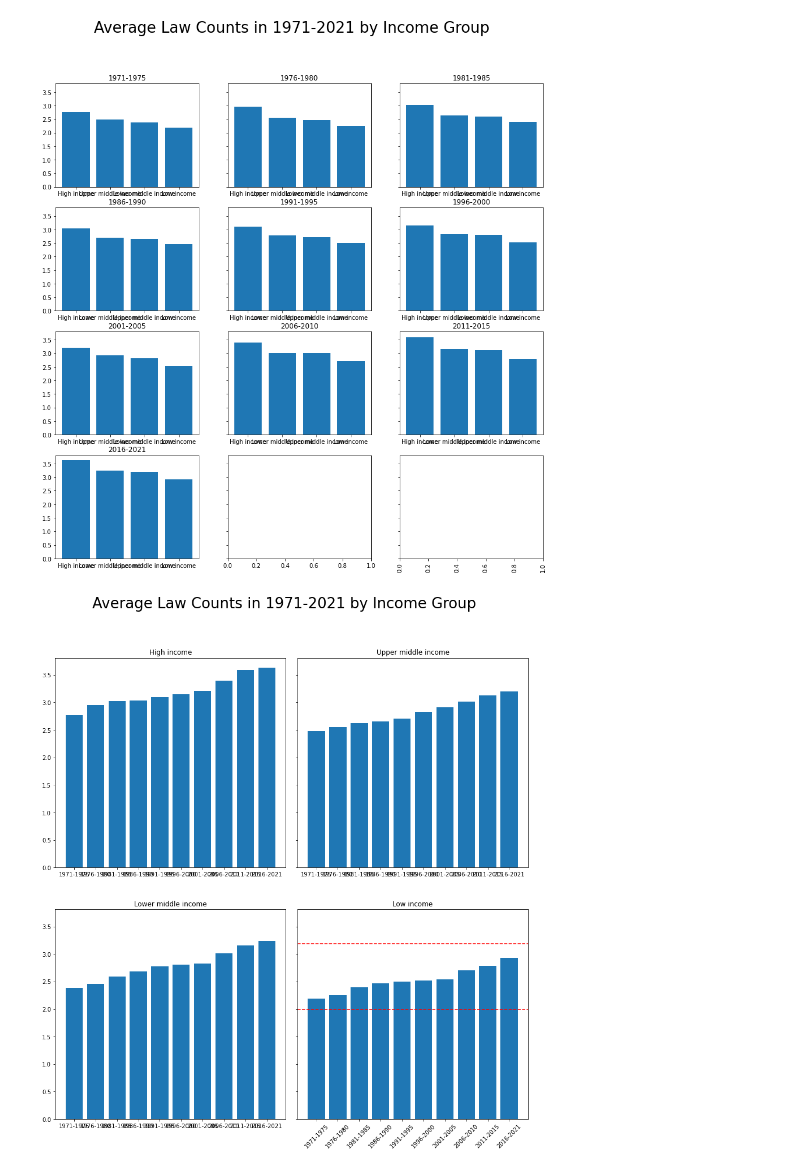
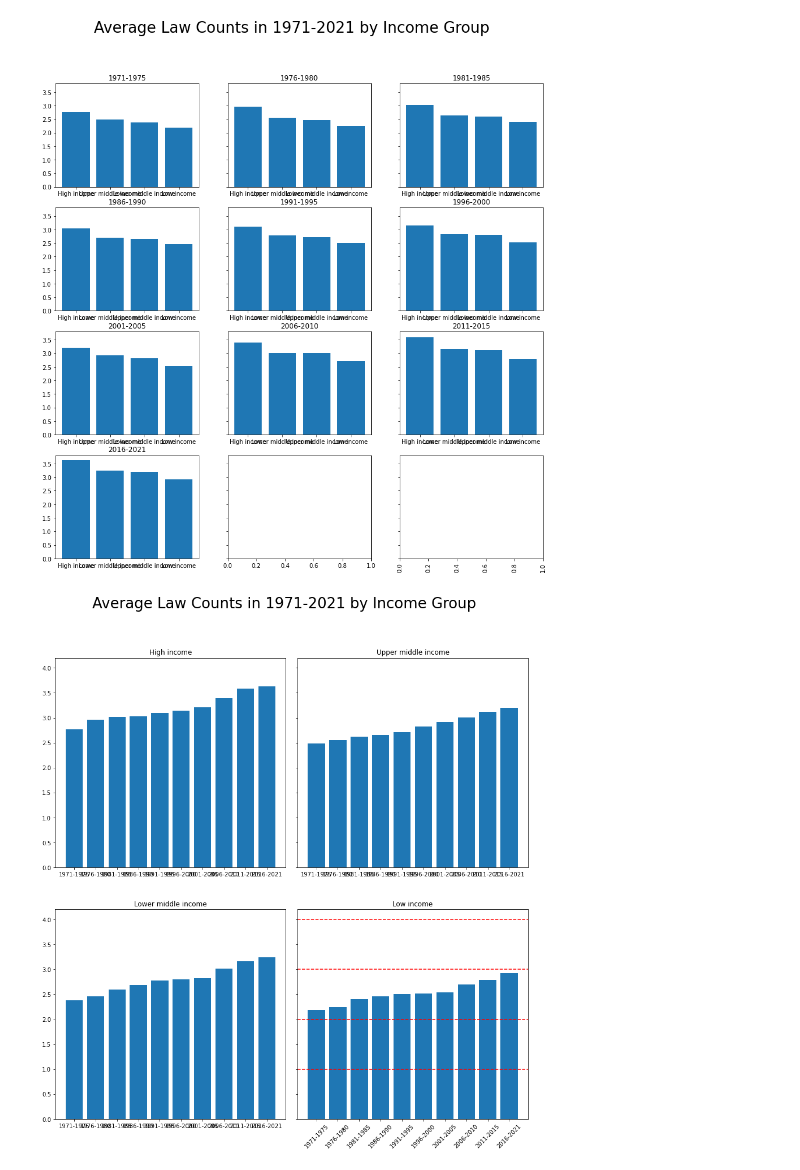
Before and after one commit to AnnikaBock65/Female_Entrepreneurship, a Jupyter notebook: notebooks/law_count_number.ipynb, the cells around one changed output. Drawn from its saved outputs; the diff is of its cells as text; code cells hidden in the pictures.

```diff
--- a/notebooks/law_count_number.ipynb
+++ b/notebooks/law_count_number.ipynb
@@ -698,32 +698,36 @@ ax1.set_title('High income')
 ax1.bar(df_average_High_income.period, df_average_High_income.total_law_counts), # color='green',edgecolor='black', label='28,501')
 ax1.set_xticks(range(10))
 
 ax2.bar(df_average_Upper_middle_income.period, df_average_Upper_middle_income.total_law_counts)#, edgecolor='black', label='5,972,641')
 ax2.set_title('Upper middle income'),
 ax2.set_xticks(range(10))
 #ax2.axvline(x=25, color='g')
 
 
 ax3.bar(df_average_Lower_middle_income.period, df_average_Lower_middle_income.total_law_counts)
 ax3.set_title('Lower middle income'),
 ax3.set_xticks(range(10))
 
 
 ax4.bar(df_average_Low_income.period, df_average_Low_income.total_law_counts)
 ax4.set_title('Low income'),
 ax4.set_xticks(range(10))
 
 
 
 #fig.text(0.48, -0.01, 'columns name', fontsize=20, ha='center')
 #fig.text(0.04, 0.5, 'Count', va='center', rotation='vertical', fontsize=20)
 #fig.legend(loc="upper left", fontsize=20)
-plt.axhline(y=3.1844444444444444, linestyle='--', color='red', label = 'average')
+plt.axhline(y=1, linestyle='--', color='red', label = 'average')
 plt.axhline(y=2, linestyle='--', color='red', label = 'average')
+plt.axhline(y=3, linestyle='--', color='red', label = 'average')
+plt.axhline(y=4, linestyle='--', color='red', label = 'average')
+#plt.axhline(y=3.1844444444444444, linestyle='--', color='red', label = 'average')
+#plt.axhline(y=2, linestyle='--', color='red', label = 'average')
 #plt.axvline(x=38, color='red')
 plt.yticks(fontsize=60)
 locs, labels = plt.xticks()
 plt.setp(labels, rotation=45)
 plt.show();
 # %% [output]
-[figure, old version]
+[figure, new version]
```
Also changed, not shown: parts of 15 cells of this notebook.
